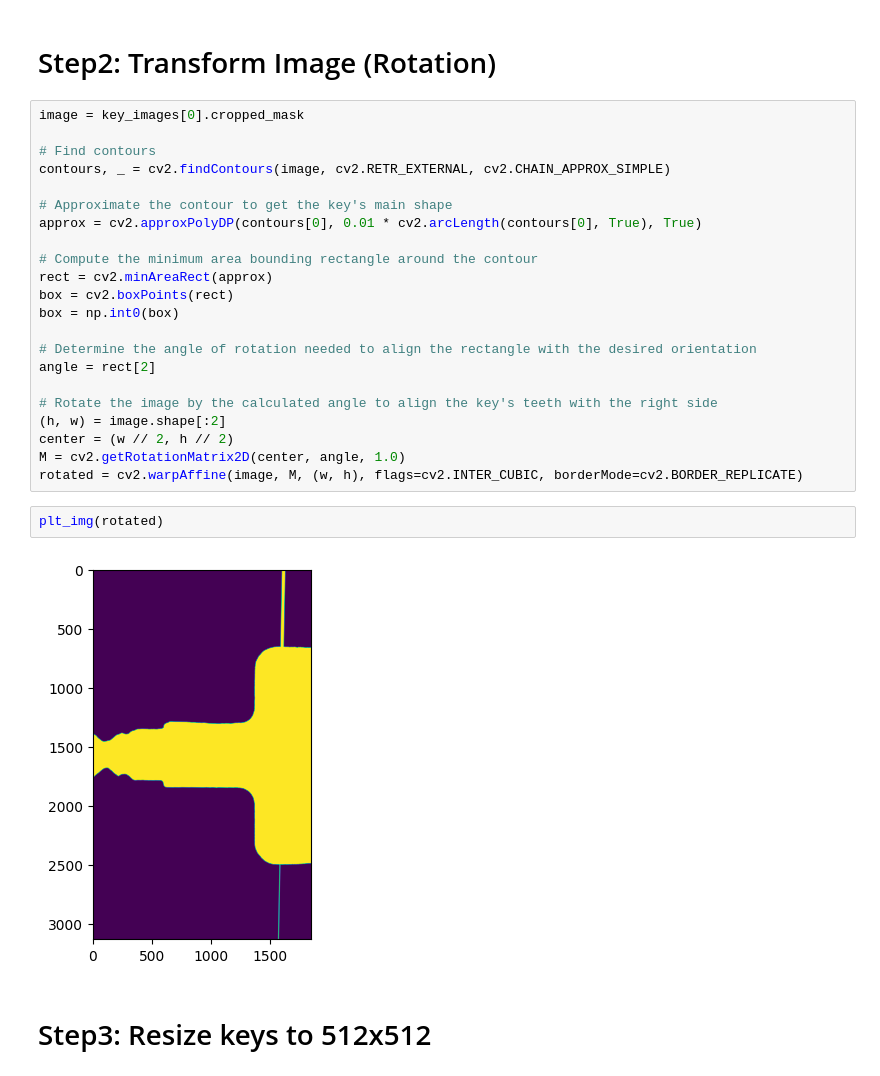
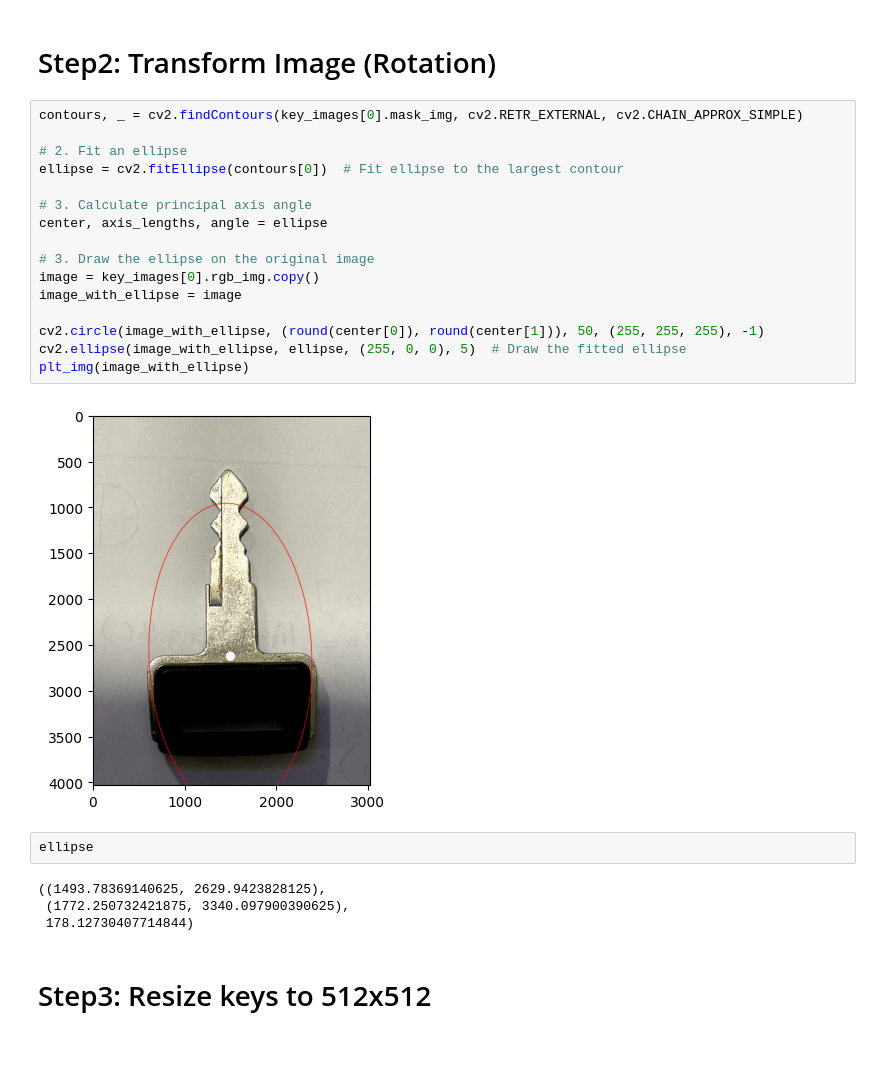
Before and after one commit to syedfaiqueali/Kaggle-Notebooks, a Jupyter notebook: key-extraction.ipynb, the cells around one changed output. Saved outputs shown, nothing was run; the diff lists cells and outputs as text; blank space fills up the shorter version.

```diff
--- a/key-extraction.ipynb
+++ b/key-extraction.ipynb
@@ -173,32 +175,30 @@ plt_img(key_images[0].cropped_mask, cmap='binary')
 [figure]
 # %% [markdown]
 # Step2: Transform Image (Rotation)
-# %%
-image = key_images[0].cropped_mask
-
-# Find contours
-contours, _ = cv2.findContours(image, cv2.RETR_EXTERNAL, cv2.CHAIN_APPROX_SIMPLE)
-
-# Approximate the contour to get the key's main shape
-approx = cv2.approxPolyDP(contours[0], 0.01 * cv2.arcLength(contours[0], True), True)
-
-# Compute the minimum area bounding rectangle around the contour
-rect = cv2.minAreaRect(approx)
-box = cv2.boxPoints(rect)
-box = np.int0(box)
-
-# Determine the angle of rotation needed to align the rectangle with the desired orientation
-angle = rect[2]
-
-# Rotate the image by the calculated angle to align the key's teeth with the right side
-(h, w) = image.shape[:2]
-center = (w // 2, h // 2)
-M = cv2.getRotationMatrix2D(center, angle, 1.0)
-rotated = cv2.warpAffine(image, M, (w, h), flags=cv2.INTER_CUBIC, borderMode=cv2.BORDER_REPLICATE)
-# %%
-plt_img(rotated)
-# %% [output]
-[figure, removed]
+# %%
+contours, _ = cv2.findContours(key_images[0].mask_img, cv2.RETR_EXTERNAL, cv2.CHAIN_APPROX_SIMPLE)
+
+# 2. Fit an ellipse
+ellipse = cv2.fitEllipse(contours[0])  # Fit ellipse to the largest contour
+
+# 3. Calculate principal axis angle
+center, axis_lengths, angle = ellipse
+
+# 3. Draw the ellipse on the original image
+image = key_images[0].rgb_img.copy()
+image_with_ellipse = image
+
+cv2.circle(image_with_ellipse, (round(center[0]), round(center[1])), 50, (255, 255, 255), -1)
+cv2.ellipse(image_with_ellipse, ellipse, (255, 0, 0), 5)  # Draw the fitted ellipse
+plt_img(image_with_ellipse)
+# %% [output]
+[figure, added]
+# %%
+ellipse
+# %% [output]
+((1493.78369140625, 2629.9423828125),
+ (1772.250732421875, 3340.097900390625),
+ 178.12730407714844)
 # %% [markdown]
 # Step3: Resize keys to 512x512
 # %%
```
Also changed, not shown: parts of 2 cells of this notebook.
